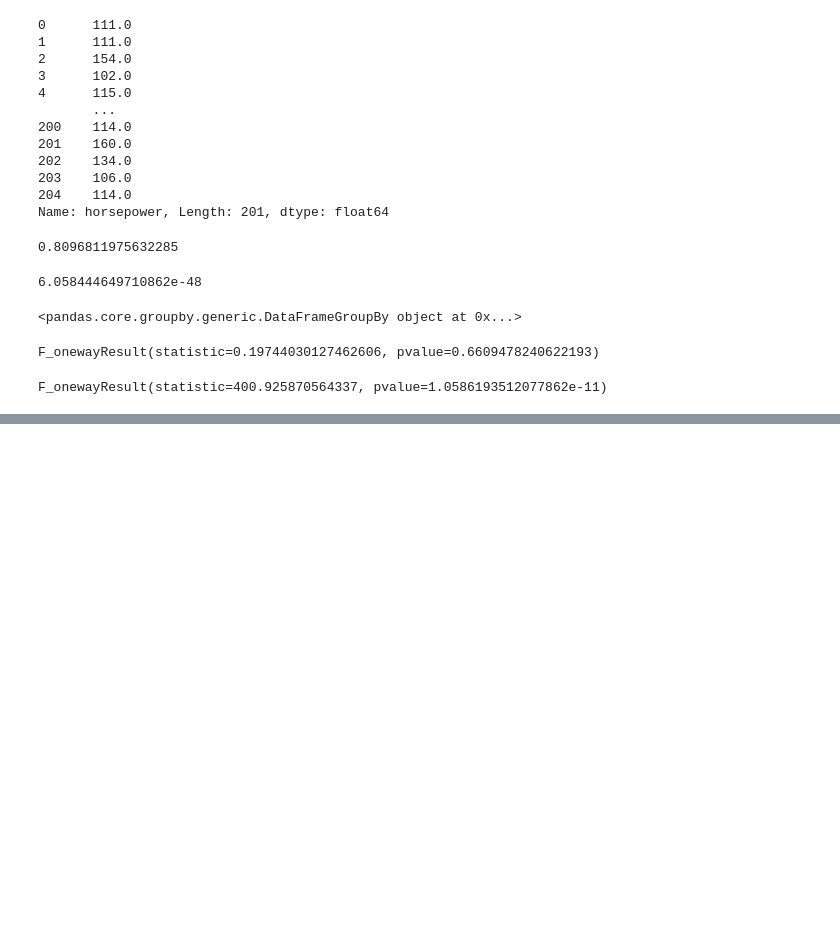
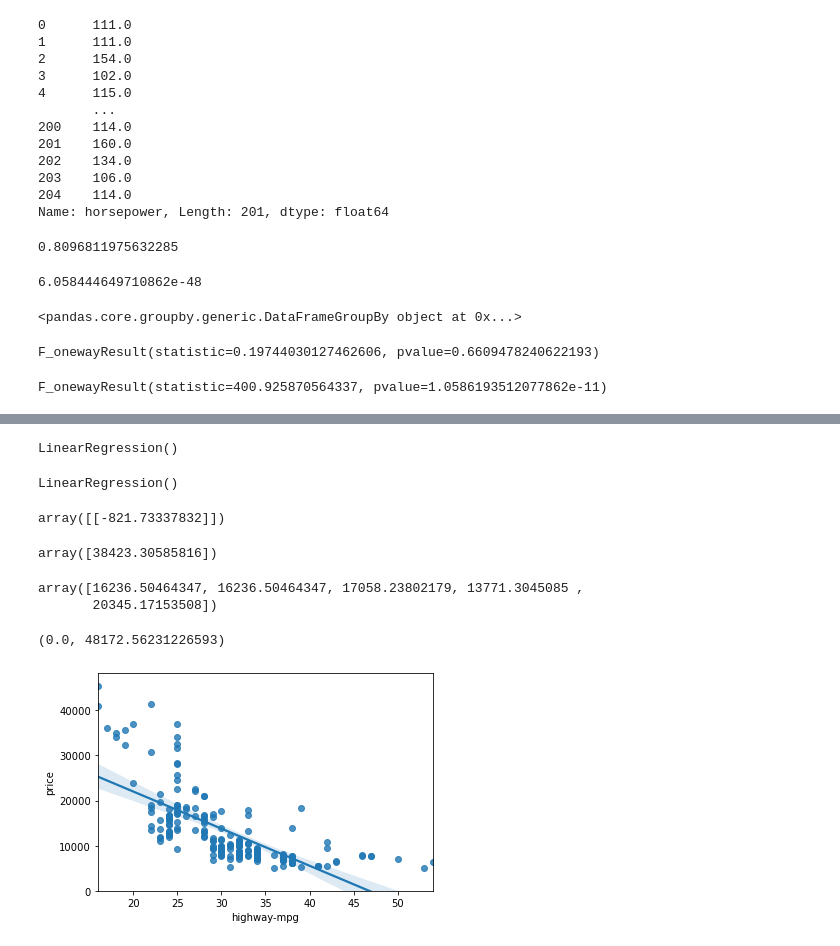
Before and after one commit to lfparra/EDX-Analizando-Datos-con-Python, a Jupyter notebook: Modulo 1/ Automobile_model.ipynb, the cells around one changed output, grey strips where cells are left out. Cells and saved outputs as stored; diff of their text form; code cells hidden in the pictures; blank space fills up the shorter version.

Commit message:
Regresión lineal, lineal múltiple, visulizacion más y regresión Polinómica y Pipeline

```diff
--- a/Modulo 1/ Automobile_model.ipynb
+++ b/Modulo 1/ Automobile_model.ipynb
@@ -432,0 +479,30 @@ F_onewayResult(statistic=400.925870564337, pvalue=1.0586193512077862e-11)
+# %%
+lm1 = LinearRegression()
+lm1
+# %% [output]
+LinearRegression()
+# %%
+lm1.fit(df[['highway-mpg']], df[['price']])
+# %% [output]
+LinearRegression()
+# %%
+lm1.coef_
+# %% [output]
+array([[-821.73337832]])
+# %%
+lm1.intercept_
+# %% [output]
+array([38423.30585816])
+# %%
+Yhat1=lm.predict(df[['highway-mpg']])
+Yhat1[0:5]
+# %% [output]
+array([16236.50464347, 16236.50464347, 17058.23802179, 13771.3045085 ,
+       20345.17153508])
+# %%
+#Gráfico de regresión
+sns.regplot(x='highway-mpg', y='price', data=df)
+plt.ylim(0,)
+# %% [output]
+(0.0, 48172.56231226593)
+[figure, added]
```
Also changed, not shown: parts of 22 cells of this notebook, 1 other file.
